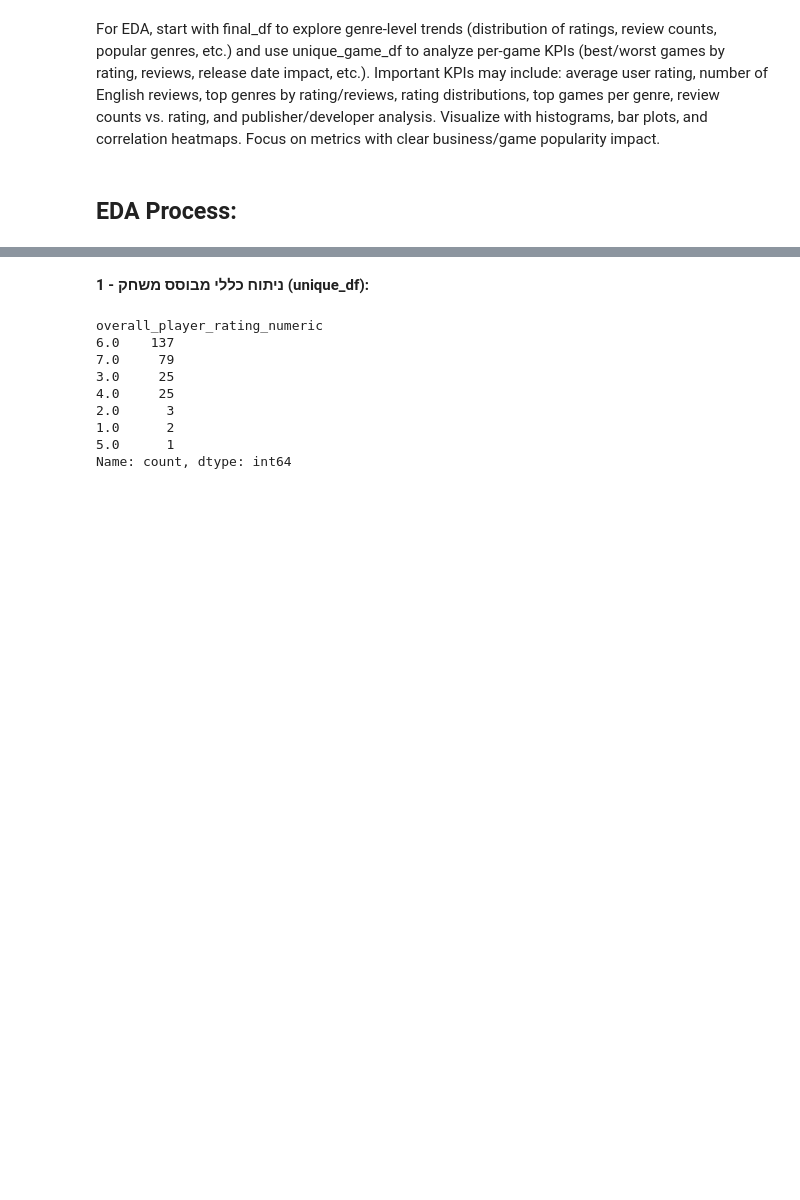
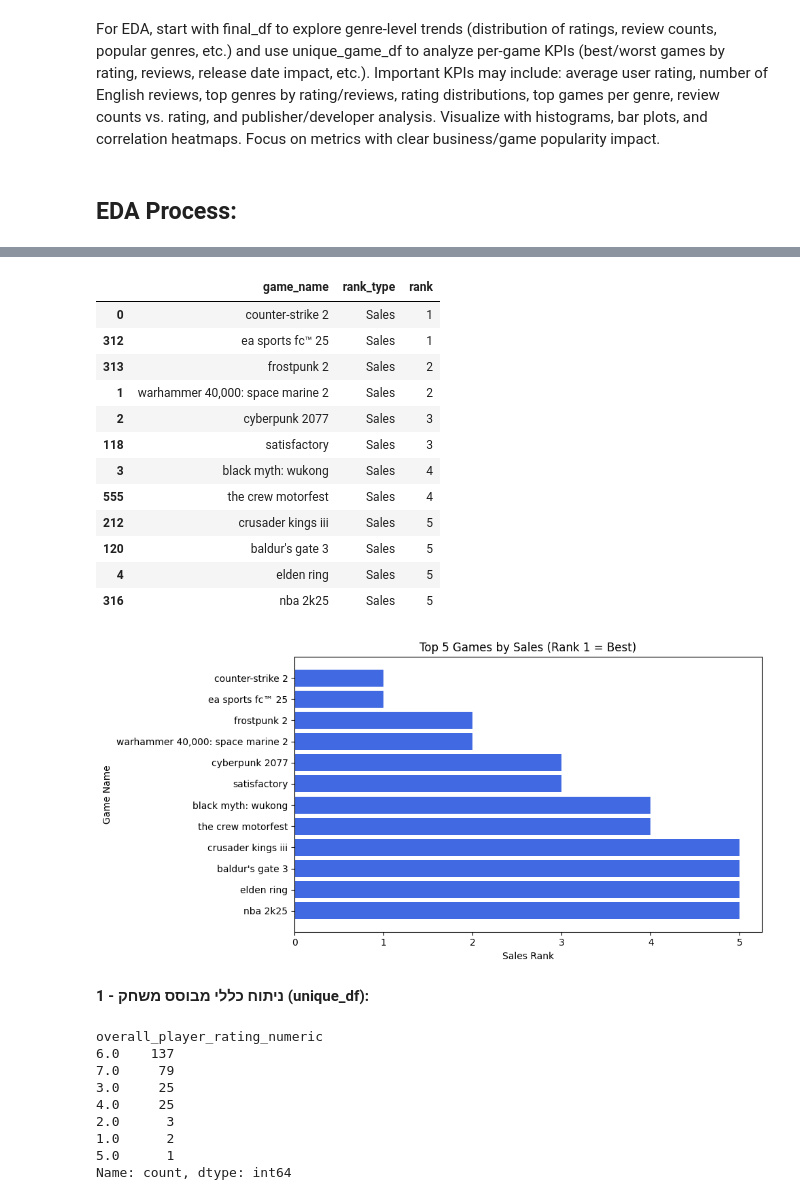
Before and after one commit to OfirBH/Steam_Final_Project, a Jupyter notebook: steam_final_project.ipynb, the cells around one changed output, grey strips where cells are left out. Drawn from its saved outputs; the diff is of its cells as text; code cells hidden in the pictures; blank space fills up the shorter version.

```diff
--- a/steam_final_project.ipynb
+++ b/steam_final_project.ipynb
@@ -861,3 +950,45 @@ For EDA, start with final_df to explore genre-level trends (distribution of rati
+# %%
+# Show the top 10 games (rank 1 is the best) in 'Sales' rank_type with rank from 1 to 10, in ascending order
+top_10_sales_games_1_5 = final_df[(final_df['rank_type'] == 'Sales') & (unique_game_df['rank'].between(1, 5))] \
+    .sort_values('rank')
+display(top_10_sales_games_1_5[['game_name', 'rank_type', 'rank']])
+
+import matplotlib.pyplot as plt
+
+# Filter for top 5 sales games (rank_type == 'Sales', rank 1 to 5)
+top_5_sales_games = final_df[
+    (final_df['rank_type'] == 'Sales') &
+    (final_df['rank'].between(1, 5))
+].sort_values('rank')
+
+# Plot barplot of game names vs. rank (rank 1 at the top)
+plt.figure(figsize=(10, 5))
+plt.barh(
+    top_5_sales_games['game_name'],
+    top_5_sales_games['rank'],
+    color='royalblue'
+)
+plt.title('Top 5 Games by Sales (Rank 1 = Best)')
+plt.xlabel('Sales Rank')
+plt.ylabel('Game Name')
+plt.gca().invert_yaxis()  # So rank 1 is at the top
+plt.tight_layout()
+plt.show()
+# %% [output]
+|  | game_name | rank_type | rank |
+| 0 | counter-strike 2 | Sales | 1 |
+| 312 | ea sports fc™ 25 | Sales | 1 |
+| 313 | frostpunk 2 | Sales | 2 |
+| 1 | warhammer 40,000: space marine 2 | Sales | 2 |
+| 2 | cyberpunk 2077 | Sales | 3 |
+| 118 | satisfactory | Sales | 3 |
+| 3 | black myth: wukong | Sales | 4 |
+| 555 | the crew motorfest | Sales | 4 |
+| 212 | crusader kings iii | Sales | 5 |
+| 120 | baldur's gate 3 | Sales | 5 |
+| 4 | elden ring | Sales | 5 |
+| 316 | nba 2k25 | Sales | 5 |
+[figure, added]
 # %% [markdown]
 **1 - ניתוח כללי מבוסס משחק (unique_df):**
 # %%
```
Also changed, not shown: parts of 10 cells of this notebook.
